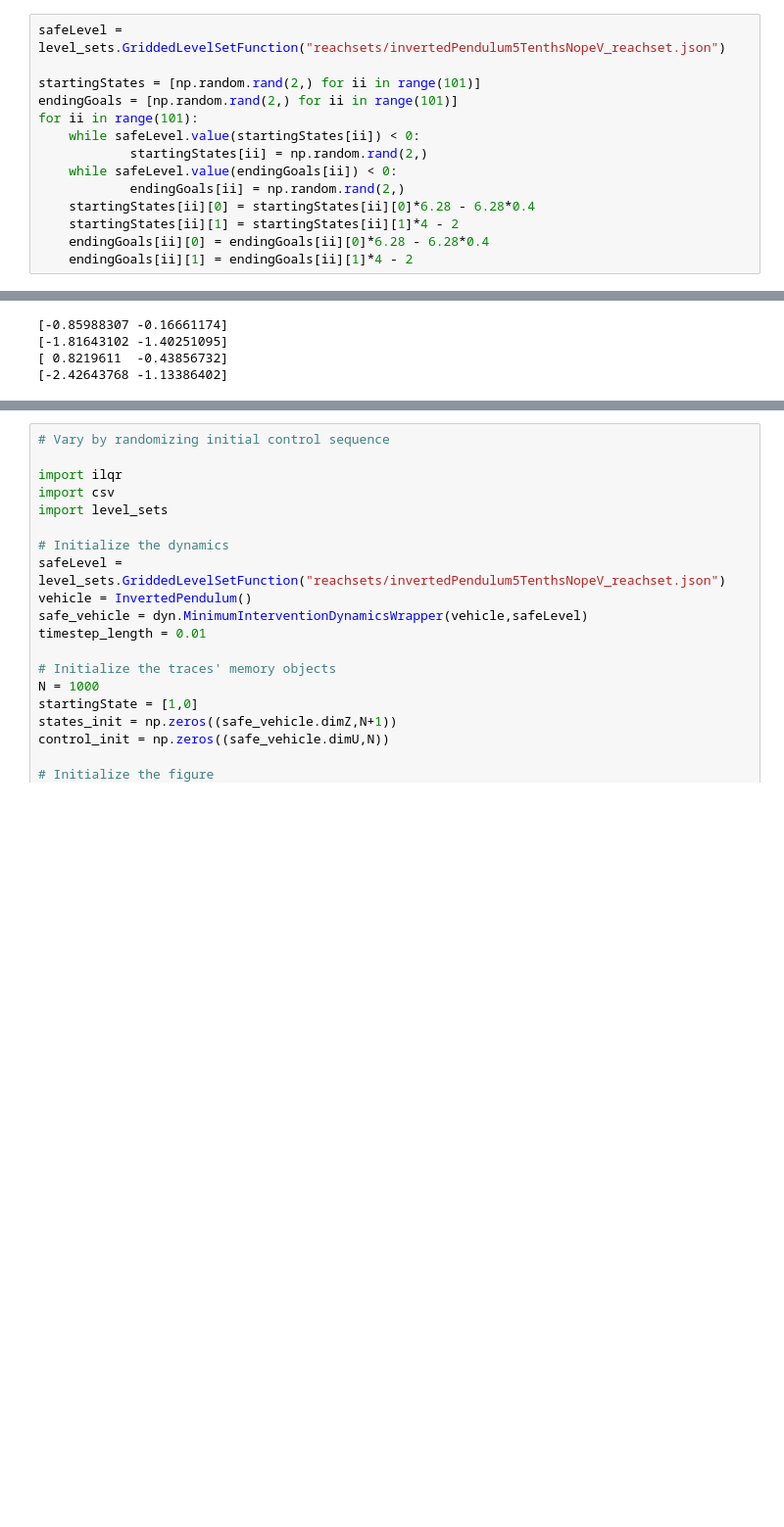
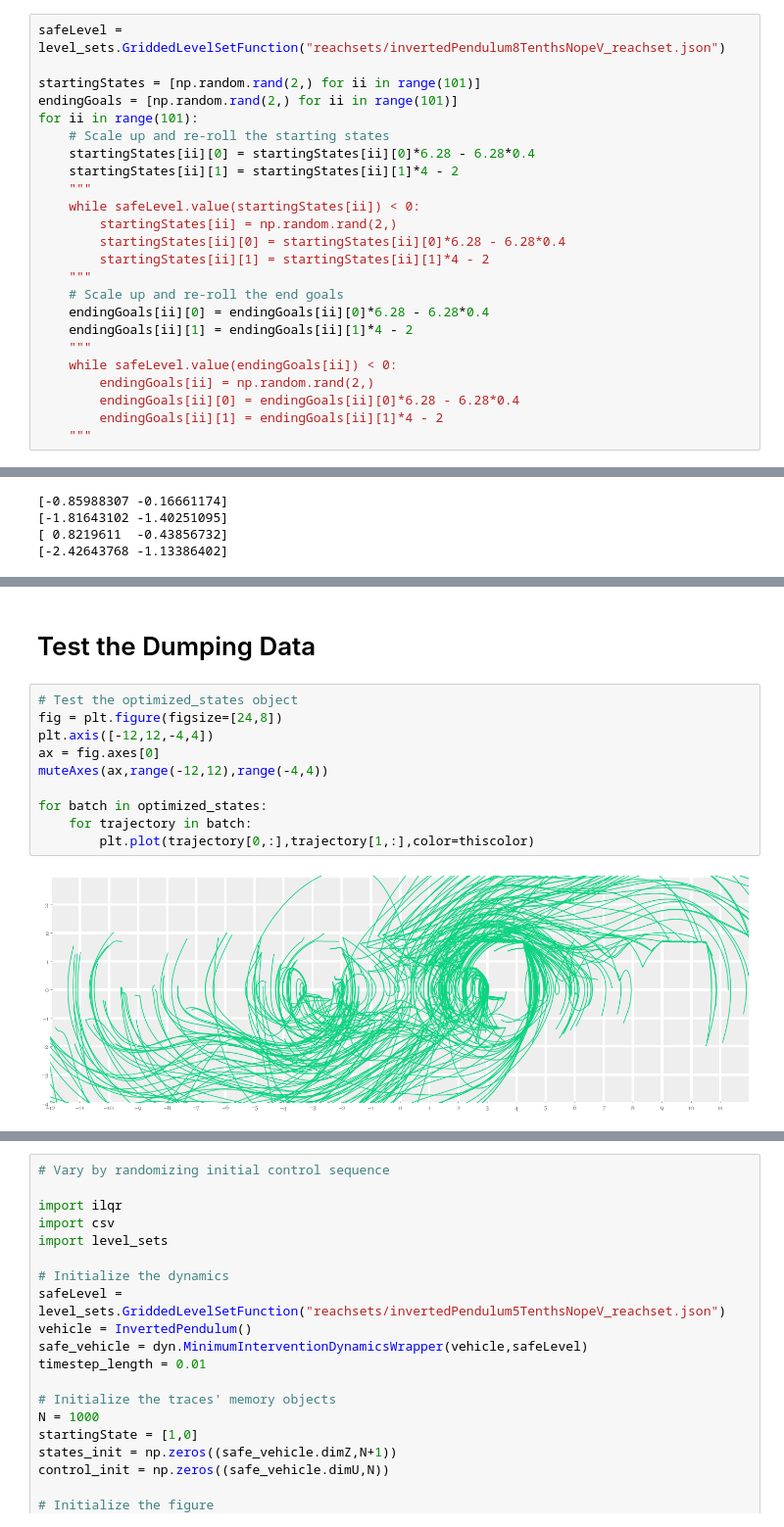
Before and after one commit to DLMcPherson/mintervention-constrained-optimal-control, a Jupyter notebook: invertedPendulum_MinterventionAwareOptimization.ipynb, the cells around one changed output, grey strips where cells are left out. Shown at 98% size. Saved outputs shown, nothing was run; the diff lists cells and outputs as text; blank space fills up the shorter version.

```diff
--- a/invertedPendulum_MinterventionAwareOptimization.ipynb
+++ b/invertedPendulum_MinterventionAwareOptimization.ipynb
@@ -371,19 +466,29 @@ Generate some variance with a fixed constraint set for regressing upon.
 # Plot the resultant trajectories
 ys = [-10.0,-10.0, 10.0, 10.0,-10.0]
 # %%
-safeLevel = level_sets.GriddedLevelSetFunction("reachsets/invertedPendulum5TenthsNopeV_reachset.json")
+safeLevel = level_sets.GriddedLevelSetFunction("reachsets/invertedPendulum8TenthsNopeV_reachset.json")
 
 startingStates = [np.random.rand(2,) for ii in range(101)]
 endingGoals = [np.random.rand(2,) for ii in range(101)]
 for ii in range(101):
-    while safeLevel.value(startingStates[ii]) < 0:
-            startingStates[ii] = np.random.rand(2,)
-    while safeLevel.value(endingGoals[ii]) < 0:
-            endingGoals[ii] = np.random.rand(2,)
+    # Scale up and re-roll the starting states
     startingStates[ii][0] = startingStates[ii][0]*6.28 - 6.28*0.4
     startingStates[ii][1] = startingStates[ii][1]*4 - 2
+    """
+    while safeLevel.value(startingStates[ii]) < 0:
+        startingStates[ii] = np.random.rand(2,)
+        startingStates[ii][0] = startingStates[ii][0]*6.28 - 6.28*0.4
+        startingStates[ii][1] = startingStates[ii][1]*4 - 2
+    """
+    # Scale up and re-roll the end goals
     endingGoals[ii][0] = endingGoals[ii][0]*6.28 - 6.28*0.4
     endingGoals[ii][1] = endingGoals[ii][1]*4 - 2
+    """
+    while safeLevel.value(endingGoals[ii]) < 0:
+        endingGoals[ii] = np.random.rand(2,)
+        endingGoals[ii][0] = endingGoals[ii][0]*6.28 - 6.28*0.4
+        endingGoals[ii][1] = endingGoals[ii][1]*4 - 2
+    """
 # %%
 for ii in []:
     startingStates[ii] = np.random.rand(2,)
@@ -522,0 +679,14 @@ with open('export/pendulumAgent_startEnds_NoLowVeloAt5Tenths_TaxiDistro_15Iters'
+# %% [markdown]
+# Test the Dumping Data
+# %%
+# Test the optimized_states object
+fig = plt.figure(figsize=[24,8])
+plt.axis([-12,12,-4,4])
+ax = fig.axes[0]
+muteAxes(ax,range(-12,12),range(-4,4))
+
+for batch in optimized_states:
+    for trajectory in batch:
+        plt.plot(trajectory[0,:],trajectory[1,:],color=thiscolor)
+# %% [output]
+[figure, added]
```
Also changed, not shown: parts of 9 cells of this notebook, 22 other files.
